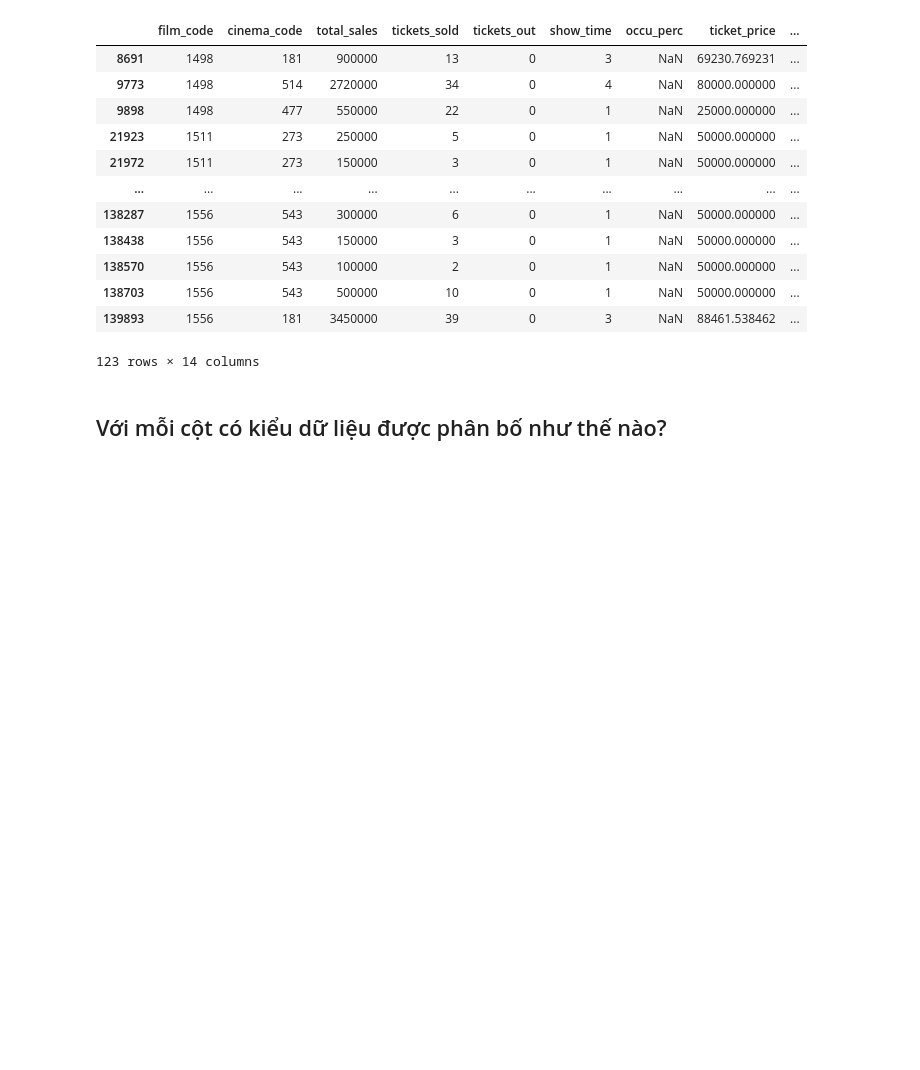
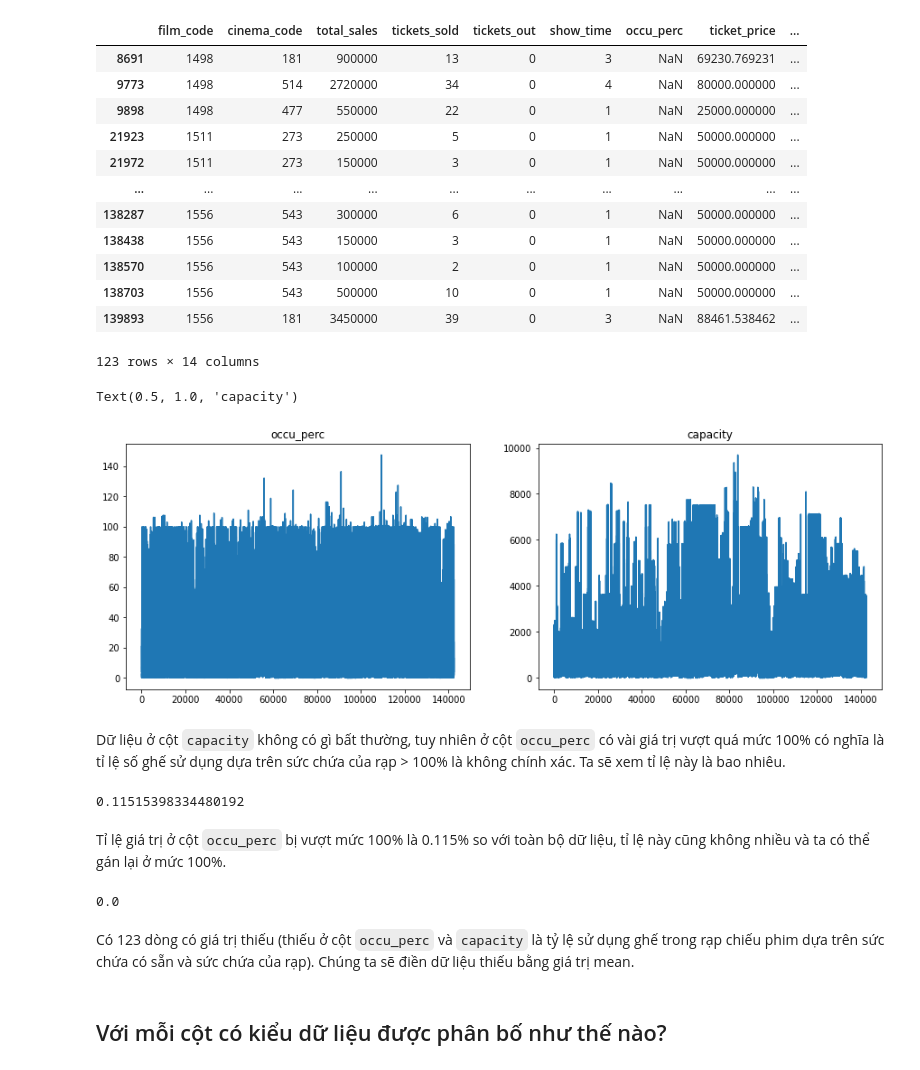
Before and after one commit to Tuyet3005/DataVisualization-Lab-2, a Jupyter notebook: source_codes/Kham_pha_du_lieu.ipynb, the cells around one changed output. Saved outputs shown, nothing was run; the diff lists cells and outputs as text; code cells hidden in the pictures; blank space fills up the shorter version.

```diff
--- a/source_codes/Kham_pha_du_lieu.ipynb
+++ b/source_codes/Kham_pha_du_lieu.ipynb
@@ -128,5 +130,31 @@ data[data.isnull().any(axis=1)]
 | 138703 | 1556 | 543 | 500000 | 10 | 0 | 1 | NaN | 50000.000000 | ... |
 | 139893 | 1556 | 181 | 3450000 | 39 | 0 | 3 | NaN | 88461.538462 | ... |
 123 rows × 14 columns
+# %%
+fig, (ax1, ax2) = plt.subplots(1, 2, figsize = (15, 5))
+
+ax1.plot(data['occu_perc'])
+ax1.set_title('occu_perc')
+
+ax2.plot(data['capacity'])
+ax2.set_title('capacity')
+# %% [output]
+Text(0.5, 1.0, 'capacity')
+[figure, added]
+# %% [markdown]
+Dữ liệu ở cột `capacity` không có gì bất thường, tuy nhiên ở cột `occu_perc` có vài giá trị vượt quá mức 100% có nghĩa là tỉ lệ số ghế sử dụng dựa trên sức chứa của rạp > 100% là không chính xác. Ta sẽ xem tỉ lệ này là bao nhiêu.
+# %%
+len(data[data['occu_perc'] > 100]) / len(data) * 100
+# %% [output]
+0.11515398334480192
+# %% [markdown]
+Tỉ lệ giá trị ở cột `occu_perc` bị vượt mức 100% là 0.115% so với toàn bộ dữ liệu, tỉ lệ này cũng không nhiều và ta có thể gán lại ở mức 100%.
+# %%
+data.loc[data['occu_perc'] > 100, 'occu_perc'] = 100
+len(data[data['occu_perc'] > 100]) / len(data) * 100
+# %% [output]
+0.0
+# %% [markdown]
+Có 123 dòng có giá trị thiếu (thiếu ở cột `occu_perc` và `capacity` là tỷ lệ sử dụng ghế trong rạp chiếu phim dựa trên sức chứa có sẵn và sức chứa của rạp). Chúng ta sẽ điền dữ liệu thiếu bằng giá trị mean.
 # %%
 data['occu_perc'].fillna(data['occu_perc'].mean(), inplace=True)
```
Also changed, not shown: parts of 3 cells of this notebook, 1 other file.
